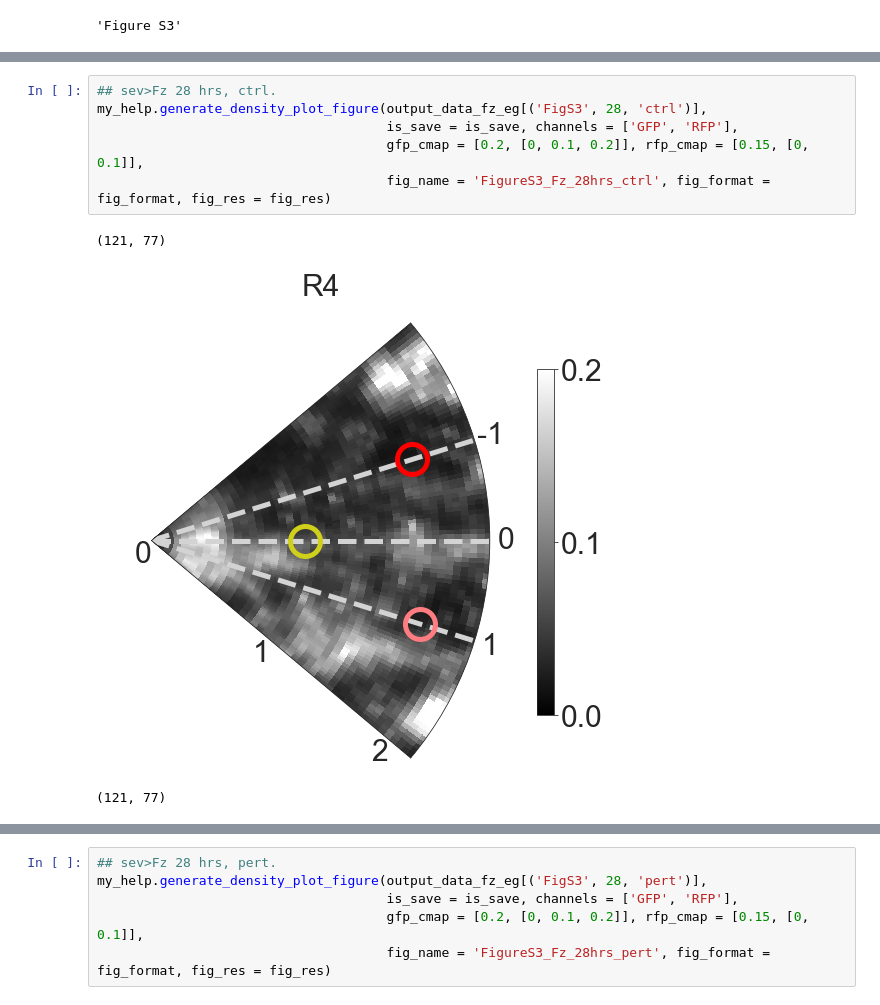
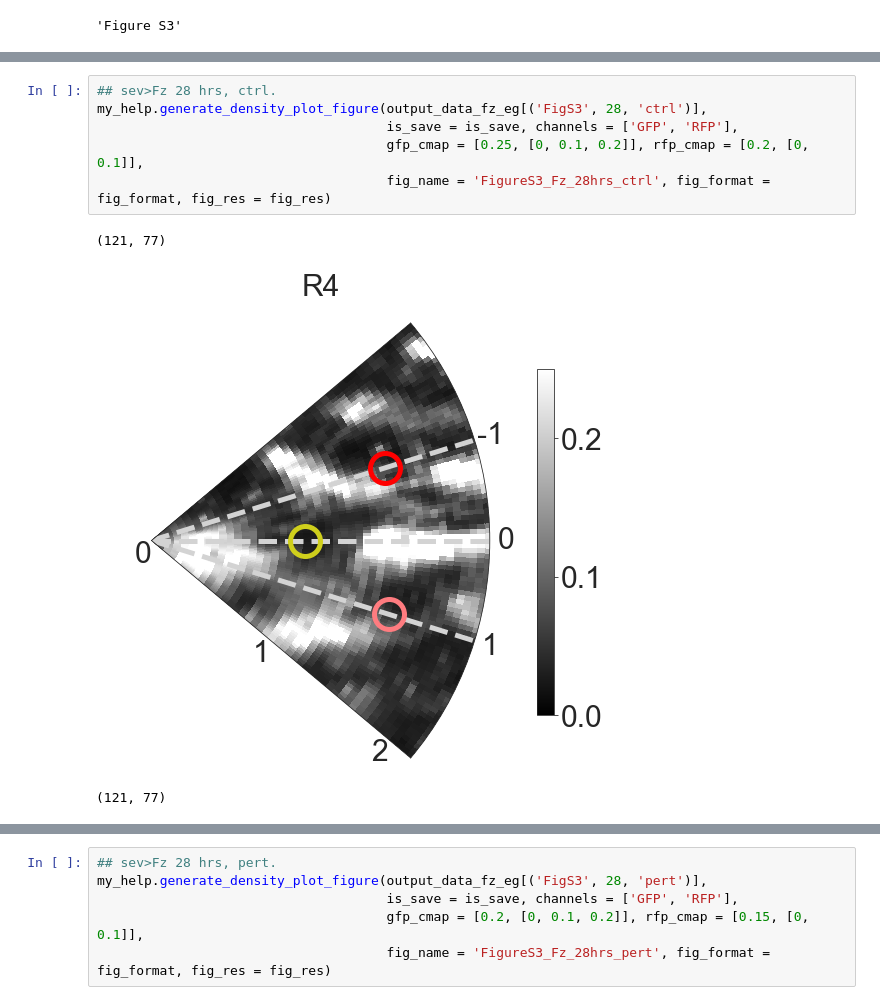
Before and after one commit to AltschulerWu-Lab/nsp_extension, a Jupyter notebook: figure_generation/generate_figures.ipynb, the cells around one changed output, grey strips where cells are left out. Cells and saved outputs as stored; diff of their text form.

```diff
--- a/figure_generation/generate_figures.ipynb
+++ b/figure_generation/generate_figures.ipynb
@@ -749,10 +744,10 @@ my_help.generate_density_plot_figure(output_data_fz_eg[('FigS3', 22, 'pert')],
 # %%
 ## sev>Fz 28 hrs, ctrl.
 my_help.generate_density_plot_figure(output_data_fz_eg[('FigS3', 28, 'ctrl')],
                                      is_save = is_save, channels = ['GFP', 'RFP'],
-                                     gfp_cmap = [0.2, [0, 0.1, 0.2]], rfp_cmap = [0.15, [0, 0.1]],
+                                     gfp_cmap = [0.25, [0, 0.1, 0.2]], rfp_cmap = [0.2, [0, 0.1]],
                                      fig_name = 'FigureS3_Fz_28hrs_ctrl', fig_format = fig_format, fig_res = fig_res)
 # %% [output]
 (121, 77)
-[figure, old version]
+[figure, new version]
 (121, 77)
```
Also changed, not shown: parts of 11 cells of this notebook, 9 other files.
